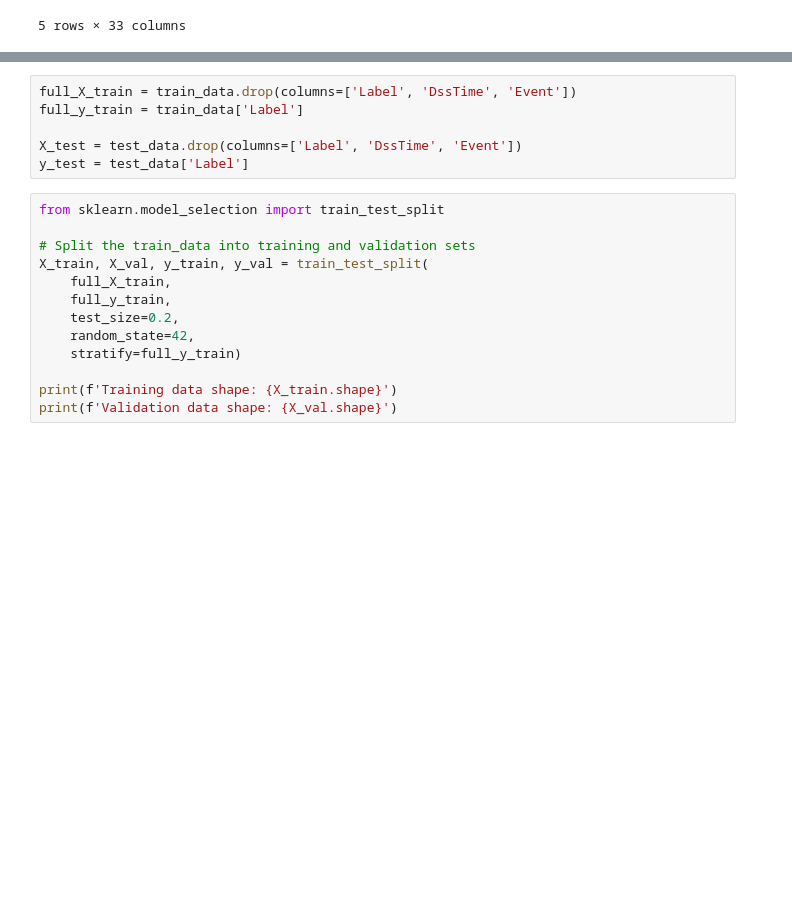
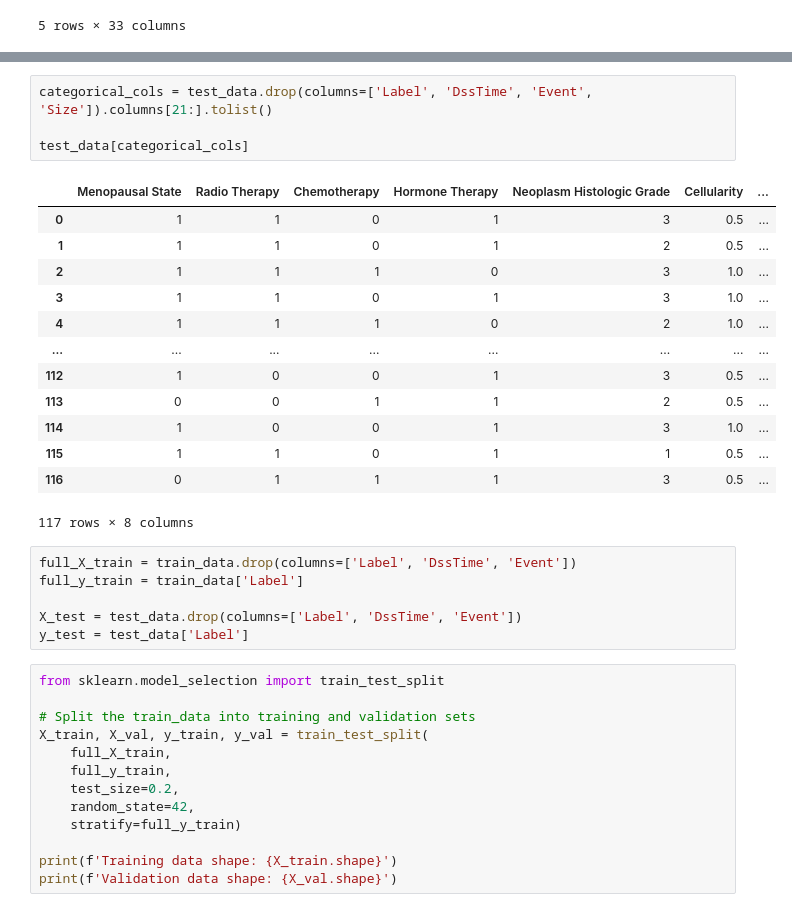
Before and after one commit to DontSlipOnDirt/breast-cancer-dss-prediction, a Jupyter notebook: ssl/base_model.ipynb, the cells around one changed output, grey strips where cells are left out. Cells and saved outputs as stored; diff of their text form; blank space fills up the shorter version.

```diff
--- a/ssl/base_model.ipynb
+++ b/ssl/base_model.ipynb
@@ -34,3 +53,21 @@ test_data.head()
+# %%
+categorical_cols = test_data.drop(columns=['Label', 'DssTime', 'Event', 'Size']).columns[21:].tolist()
+
+test_data[categorical_cols]
+# %% [output]
+|  | Menopausal State | Radio Therapy | Chemotherapy | Hormone Therapy | Neoplasm Histologic Grade | Cellularity | ... |
+| 0 | 1 | 1 | 0 | 1 | 3 | 0.5 | ... |
+| 1 | 1 | 1 | 0 | 1 | 2 | 0.5 | ... |
+| 2 | 1 | 1 | 1 | 0 | 3 | 1.0 | ... |
+| 3 | 1 | 1 | 0 | 1 | 3 | 1.0 | ... |
+| 4 | 1 | 1 | 1 | 0 | 2 | 1.0 | ... |
+| ... | ... | ... | ... | ... | ... | ... | ... |
+| 112 | 1 | 0 | 0 | 1 | 3 | 0.5 | ... |
+| 113 | 0 | 0 | 1 | 1 | 2 | 0.5 | ... |
+| 114 | 1 | 0 | 0 | 1 | 3 | 1.0 | ... |
+| 115 | 1 | 1 | 0 | 1 | 1 | 0.5 | ... |
+| 116 | 0 | 1 | 1 | 1 | 3 | 0.5 | ... |
+117 rows × 8 columns
 # %%
 full_X_train = train_data.drop(columns=['Label', 'DssTime', 'Event'])
 full_y_train = train_data['Label']
```
Also changed, not shown: parts of 4 cells of this notebook.
